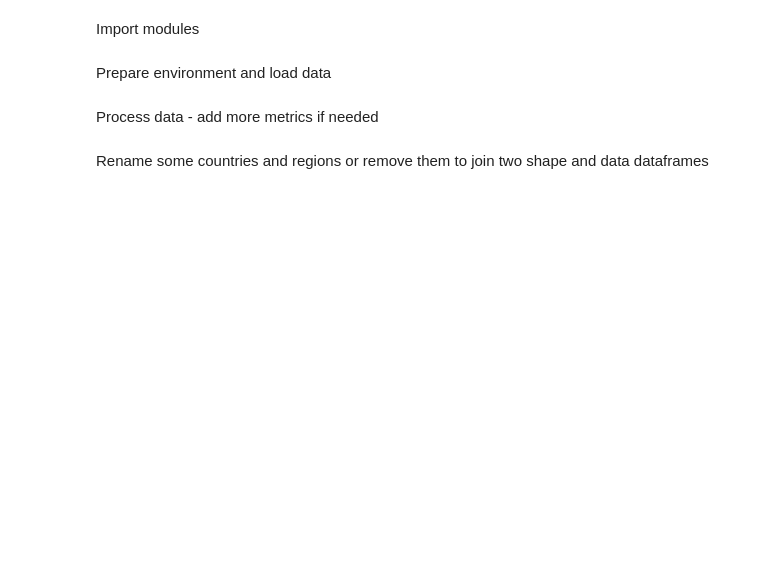
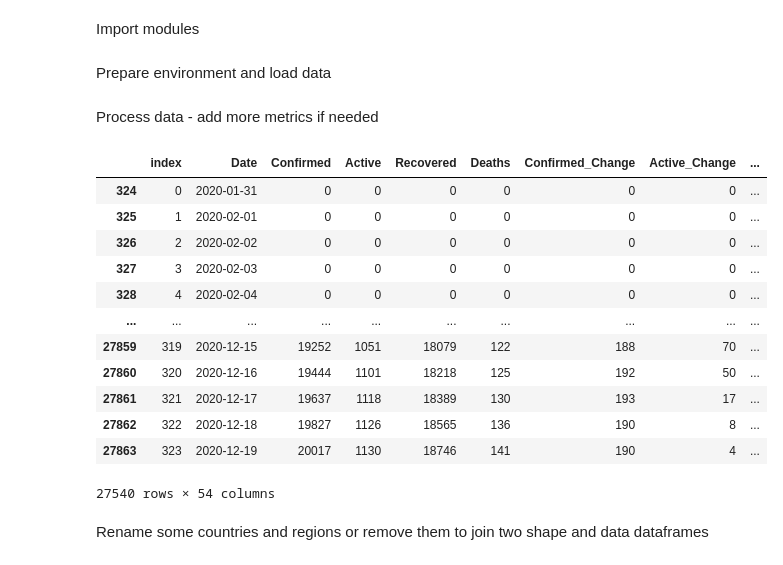
Before and after one commit to guest512/CovidSandbox, a Jupyter notebook: ReportsProcessing/AnimatedMapsGenerator.ipynb, the cells around one changed output. Drawn from its saved outputs; the diff is of its cells as text; code cells hidden in the pictures; blank space fills up the shorter version.

```diff
--- a/ReportsProcessing/AnimatedMapsGenerator.ipynb
+++ b/ReportsProcessing/AnimatedMapsGenerator.ipynb
@@ -31,6 +31,10 @@ russia_shape_df = None if args[0].minimal else world_states_shape_df[world_state
 world_report_df = utils.storage.get_countries_report()
 russia_report_df = None if args[0].minimal else utils.storage.get_regions_report('Russia')
 
+world_report_df.reset_index(inplace=True)
+if russia_report_df is not None:
+    russia_report_df.reset_index(inplace=True)
+
 if not os.path.exists('./assets'):
     os.mkdir('./assets')
     os.mkdir('./assets/video')
@@ -81,6 +89,22 @@ for country in tqdm(utils.storage.get_countries(), desc='Add new columns to worl
 if not args[0].minimal:
     for region in tqdm(utils.storage.get_country_regions('Russia'), desc='Add new columns to russia report'):
         augment_report(russia_report_df, 'Russia', region)
+# %%
+russia_report_df
+# %% [output]
+|  | index | Date | Confirmed | Active | Recovered | Deaths | Confirmed_Change | Active_Change | ... |
+| 324 | 0 | 2020-01-31 | 0 | 0 | 0 | 0 | 0 | 0 | ... |
+| 325 | 1 | 2020-02-01 | 0 | 0 | 0 | 0 | 0 | 0 | ... |
+| 326 | 2 | 2020-02-02 | 0 | 0 | 0 | 0 | 0 | 0 | ... |
+| 327 | 3 | 2020-02-03 | 0 | 0 | 0 | 0 | 0 | 0 | ... |
+| 328 | 4 | 2020-02-04 | 0 | 0 | 0 | 0 | 0 | 0 | ... |
+| ... | ... | ... | ... | ... | ... | ... | ... | ... | ... |
+| 27859 | 319 | 2020-12-15 | 19252 | 1051 | 18079 | 122 | 188 | 70 | ... |
+| 27860 | 320 | 2020-12-16 | 19444 | 1101 | 18218 | 125 | 192 | 50 | ... |
+| 27861 | 321 | 2020-12-17 | 19637 | 1118 | 18389 | 130 | 193 | 17 | ... |
+| 27862 | 322 | 2020-12-18 | 19827 | 1126 | 18565 | 136 | 190 | 8 | ... |
+| 27863 | 323 | 2020-12-19 | 20017 | 1130 | 18746 | 141 | 190 | 4 | ... |
+27540 rows × 54 columns
 # %% [markdown]
 Rename some countries and regions or remove them to join two shape and data dataframes
 # %%
```
Also changed, not shown: parts of 2 cells of this notebook.
